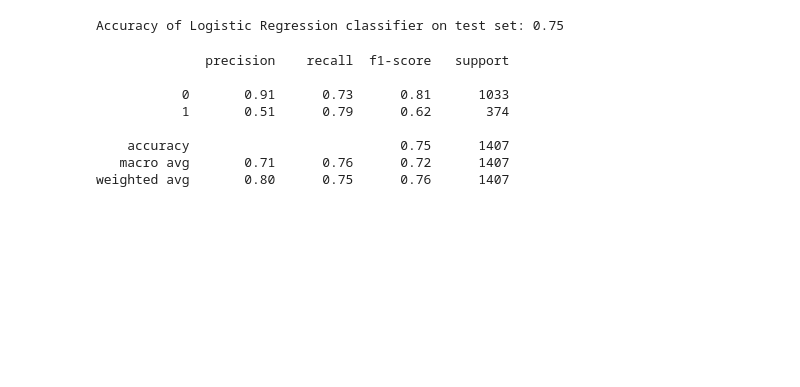
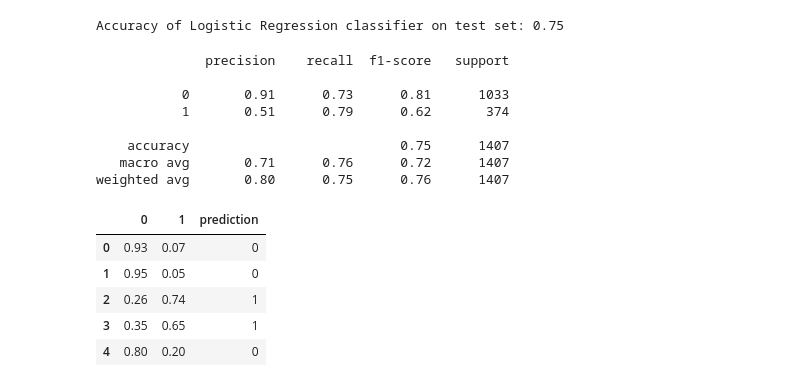
Before and after one commit to lochlynlaskowski/Telco_classification_project, a Jupyter notebook: Classification Project - Final.ipynb, the cells around one changed output. Saved outputs shown, nothing was run; the diff lists cells and outputs as text; code cells hidden in the pictures; blank space fills up the shorter version.

```diff
--- a/Classification Project - Final.ipynb
+++ b/Classification Project - Final.ipynb
@@ -711,3 +678,14 @@ print(classification_report(y_test, y_pred))
     accuracy                           0.75      1407
    macro avg       0.71      0.76      0.72      1407
 weighted avg       0.80      0.75      0.76      1407
+# %%
+predictions = pd.DataFrame(np.round(logit.predict_proba(X_test),2))
+predictions['prediction'] = logit.predict(X_test)
+predictions.head()
+# %% [output]
+|  | 0 | 1 | prediction |
+| 0 | 0.93 | 0.07 | 0 |
+| 1 | 0.95 | 0.05 | 0 |
+| 2 | 0.26 | 0.74 | 1 |
+| 3 | 0.35 | 0.65 | 1 |
+| 4 | 0.80 | 0.20 | 0 |
```
Also changed, not shown: parts of 10 cells of this notebook, 2 other files.
